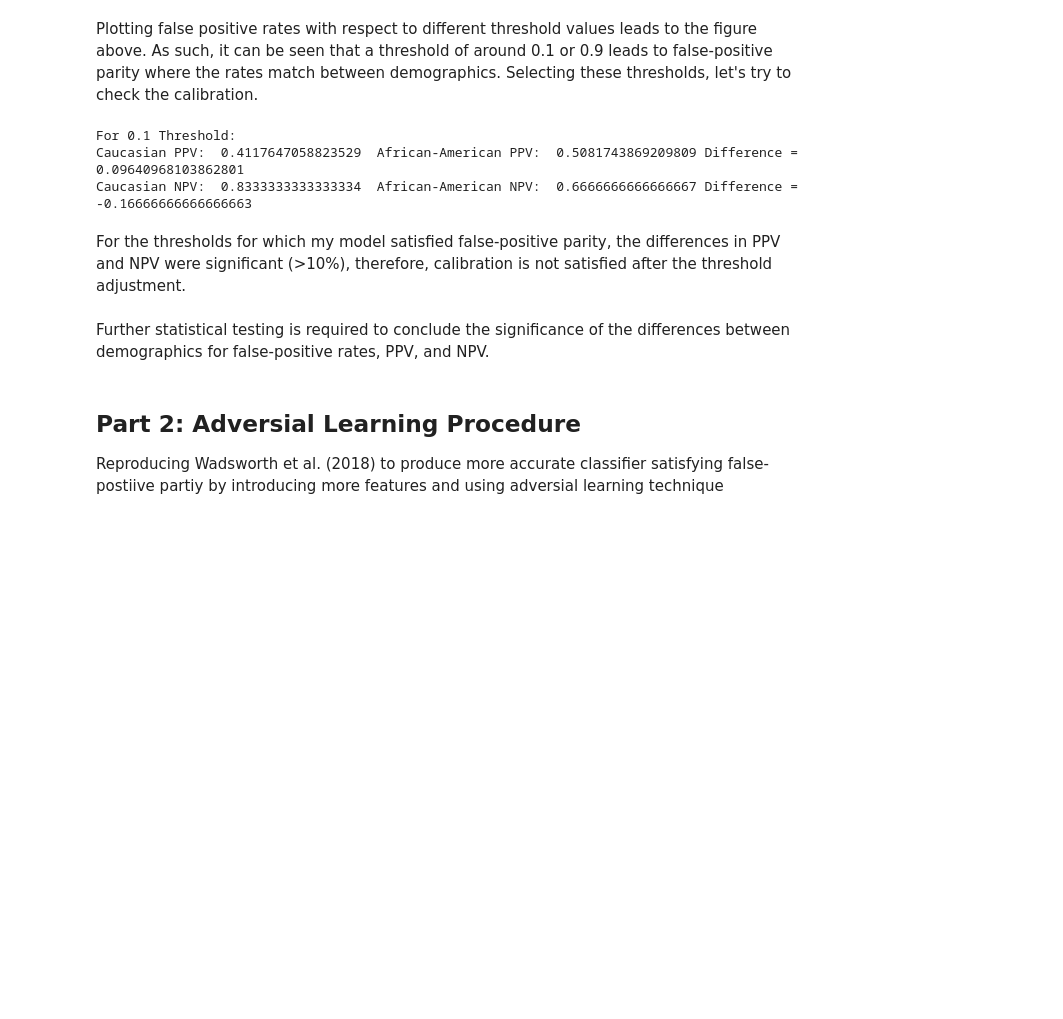
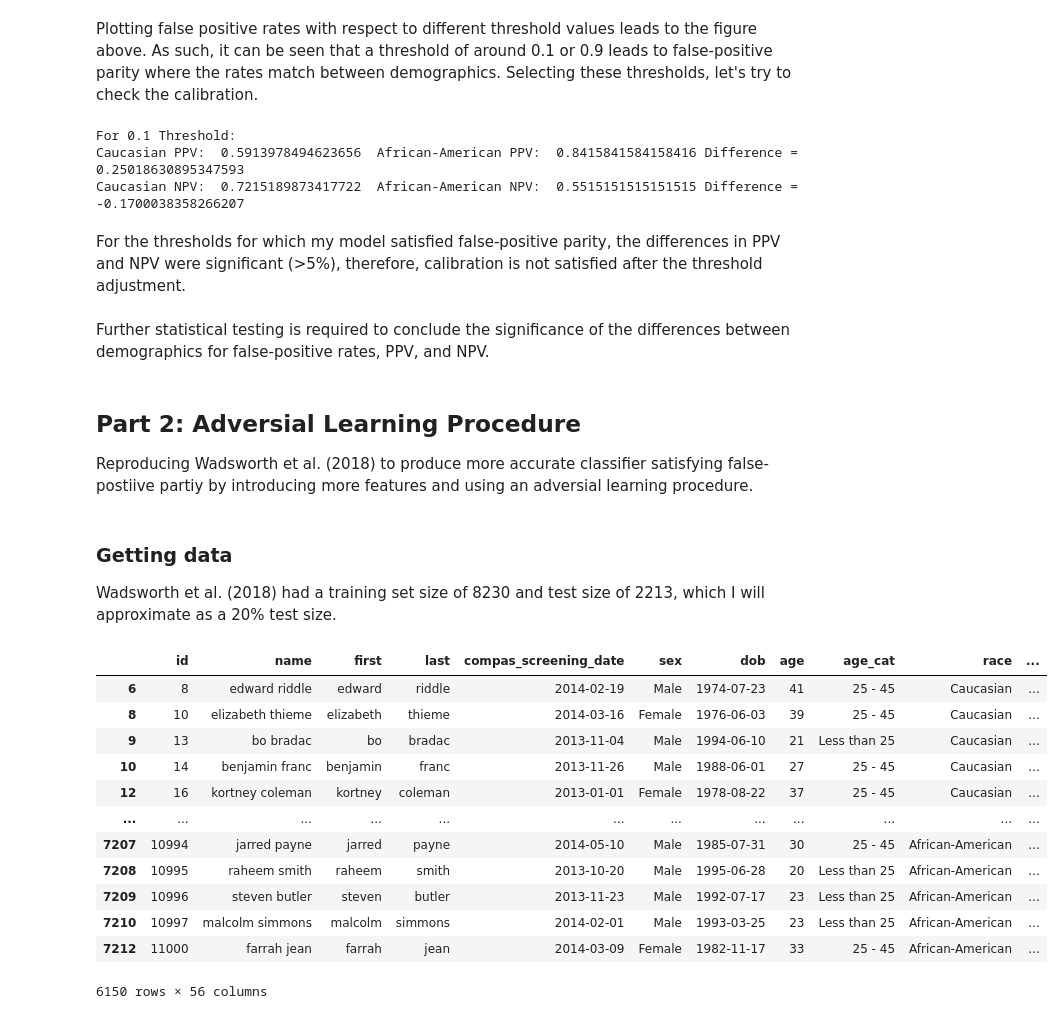
Before and after one commit to JuliaLWang8/Machine-Learning-Labs, a Jupyter notebook: ObservationalFairness_COMPAS.ipynb, the cells around one changed output. Drawn from its saved outputs; the diff is of its cells as text; code cells hidden in the pictures; blank space fills up the shorter version.

Commit message:
Update ObservationalFairness_COMPAS.ipynb
Completed adversarial model
TODO: writeup for adversarial

```diff
--- a/ObservationalFairness_COMPAS.ipynb
+++ b/ObservationalFairness_COMPAS.ipynb
@@ -259,8 +262,8 @@ Text(0.5, 1.0, 'Effect of threshold on FPR')
 Plotting false positive rates with respect to different threshold values leads to the figure above. As such, it can be seen that a threshold of around 0.1 or 0.9 leads to false-positive parity where the rates match between demographics. Selecting these thresholds, let's try to check the calibration.
 # %%
 ## Show that thresholds satisfying false-positive parity doesn't satisfy calibration
-caucasian_pred_thresholded = torch.where(caucasian_pred > 0.1, 1, 0)
-aa_pred_thresholded = torch.where(aa_pred > 0.1, 1, 0)
+caucasian_pred_thresholded = torch.where(caucasian_pred > 0.45, 1, 0)
+aa_pred_thresholded = torch.where(aa_pred > 0.7, 1, 0)
 
 cc_ppv, cc_npv = Calibration(caucasian_pred_thresholded, cc_targets)
 aa_ppv, aa_npv = Calibration(aa_pred_thresholded, aa_targets)
@@ -270,13 +273,79 @@ print("Caucasian PPV: ", cc_ppv, " African-American PPV: ", aa_ppv, "Difference
 print("Caucasian NPV: ", cc_npv, " African-American NPV: ", aa_npv, "Difference = ", aa_npv-cc_npv)
 # %% [output]
 For 0.1 Threshold:
-Caucasian PPV:  0.4117647058823529  African-American PPV:  0.5081743869209809 Difference =  0.09640968103862801
-Caucasian NPV:  0.8333333333333334  African-American NPV:  0.6666666666666667 Difference =  -0.16666666666666663
+Caucasian PPV:  0.5913978494623656  African-American PPV:  0.8415841584158416 Difference =  0.25018630895347593
+Caucasian NPV:  0.7215189873417722  African-American NPV:  0.5515151515151515 Difference =  -0.1700038358266207
 # %% [markdown]
-For the thresholds for which my model satisfied false-positive parity, the differences in PPV and NPV were significant (>10%), therefore, calibration is not satisfied after the threshold adjustment.
+For the thresholds for which my model satisfied false-positive parity, the differences in PPV and NPV were significant (>5%), therefore, calibration is not satisfied after the threshold adjustment.
 # %% [markdown]
 Further statistical testing is required to conclude the significance of the differences between demographics for false-positive rates, PPV, and NPV.
 # %% [markdown]
 ## Part 2: Adversial Learning Procedure
 
-Reproducing Wadsworth et al. (2018) to produce more accurate classifier satisfying false-postiive partiy by introducing more features and using adversial learning technique
+Reproducing Wadsworth et al. (2018) to produce more accurate classifier satisfying false-postiive partiy by introducing more features and using an adversial learning procedure.
+# %% [markdown]
+### Getting data
+
+Wadsworth et al. (2018) had a training set size of 8230 and test size of 2213, which I will approximate as a 20% test size.
+# %%
+# age, prior_count, sex, juv_misd_count, juv_other_count, juv_fel_count, c_charge_degree
+# encoding some features into binary
+encoded_sex = pd.Series(np.where(df.sex.values == 'Male', 1, 0), name="enc_sex")
+encoded_charge_degree = pd.Series(np.where(df.c_charge_degree.values == 'F', 1, 0), name = "enc_charge_degree")
+encoded_race = pd.Series(np.where(df.race.values == "Caucasian", 1, 0), name="enc_race")
+newdf = pd.concat([df, encoded_sex, encoded_charge_degree, encoded_race], axis=1)
+
+## Getting test data by race for comparison
+caucasian = newdf[(newdf.race == "Caucasian")]
+aa = newdf[(newdf.race == "African-American")]
+newdf = pd.concat([caucasian, aa]) # dataframe now only consists of caucasian and aa
+
+## Splitting the data into training and test sets
+train, test = train_test_split(newdf, test_size=0.2) #20% test size
+
+## Training data we need with 7 features
+train_data = torch.tensor(train[["age", "priors_count", "enc_sex", "enc_charge_degree", "juv_misd_count", "juv_other_count", "juv_fel_count"]].to_numpy().astype(np.float32))
+train_targets = torch.tensor(train[["two_year_recid"]].to_numpy().astype(np.float32))
+train_targets2 = torch.tensor(train[["enc_race"]].to_numpy().astype(np.float32))
+
+## Test data for testing all demographics
+test_data = torch.tensor(test[["age", "priors_count", "enc_sex", "enc_charge_degree", "juv_misd_count", "juv_other_count", "juv_fel_count"]].to_numpy().astype(np.float32))
+test_targets = torch.tensor(test[["two_year_recid"]].to_numpy().astype(np.float32))
+test_targets2 = torch.tensor(test[["enc_race"]].to_numpy().astype(np.float32))
+
+# get caucasian and african-american data in the training set
+aa_in_training = train.merge(aa, on=["id"])
+caucasian_in_training = train.merge(caucasian, on=["id"])
+
+# test sets: caucasian and aa not in the training set
+aa_test = aa[~aa.id.isin(aa_in_training.id)]
+caucasian_test = caucasian[~caucasian.id.isin(caucasian_in_training.id)]
+
+## final data and targets for each demographic
+cc_data = torch.tensor(caucasian_test[["age", "priors_count", "enc_sex", "enc_charge_degree", "juv_misd_count", "juv_other_count", "juv_fel_count"]].to_numpy().astype(np.float32))
+cc_targets = torch.tensor(caucasian_test[["two_year_recid"]].to_numpy().astype(np.float32))
+cc_targets2 = torch.tensor(caucasian_test[["enc_race"]].to_numpy().astype(np.float32))
+
+aa_data = torch.tensor(aa_test[["age", "priors_count", "enc_sex", "enc_charge_degree", "juv_misd_count", "juv_other_count", "juv_fel_count"]].to_numpy().astype(np.float32))
+aa_targets = torch.tensor(aa_test[["two_year_recid"]].to_numpy().astype(np.float32))
+aa_targets2 = torch.tensor(aa_test[["enc_race"]].to_numpy().astype(np.float32))
+
+# inputs into training logistic regression
+x_train = train_data
+y_train = train_targets   # recidivism
+y_train2 = train_targets2 # race
+newdf
+# %% [output]
+|  | id | name | first | last | compas_screening_date | sex | dob | age | age_cat | race | ... |
+| 6 | 8 | edward riddle | edward | riddle | 2014-02-19 | Male | 1974-07-23 | 41 | 25 - 45 | Caucasian | ... |
+| 8 | 10 | elizabeth thieme | elizabeth | thieme | 2014-03-16 | Female | 1976-06-03 | 39 | 25 - 45 | Caucasian | ... |
+| 9 | 13 | bo bradac | bo | bradac | 2013-11-04 | Male | 1994-06-10 | 21 | Less than 25 | Caucasian | ... |
+| 10 | 14 | benjamin franc | benjamin | franc | 2013-11-26 | Male | 1988-06-01 | 27 | 25 - 45 | Caucasian | ... |
+| 12 | 16 | kortney coleman | kortney | coleman | 2013-01-01 | Female | 1978-08-22 | 37 | 25 - 45 | Caucasian | ... |
+| ... | ... | ... | ... | ... | ... | ... | ... | ... | ... | ... | ... |
+| 7207 | 10994 | jarred payne | jarred | payne | 2014-05-10 | Male | 1985-07-31 | 30 | 25 - 45 | African-American | ... |
+| 7208 | 10995 | raheem smith | raheem | smith | 2013-10-20 | Male | 1995-06-28 | 20 | Less than 25 | African-American | ... |
+| 7209 | 10996 | steven butler | steven | butler | 2013-11-23 | Male | 1992-07-17 | 23 | Less than 25 | African-American | ... |
+| 7210 | 10997 | malcolm simmons | malcolm | simmons | 2014-02-01 | Male | 1993-03-25 | 23 | Less than 25 | African-American | ... |
+| 7212 | 11000 | farrah jean | farrah | jean | 2014-03-09 | Female | 1982-11-17 | 33 | 25 - 45 | African-American | ... |
+6150 rows × 56 columns
```
Also changed, not shown: parts of 18 cells of this notebook.
